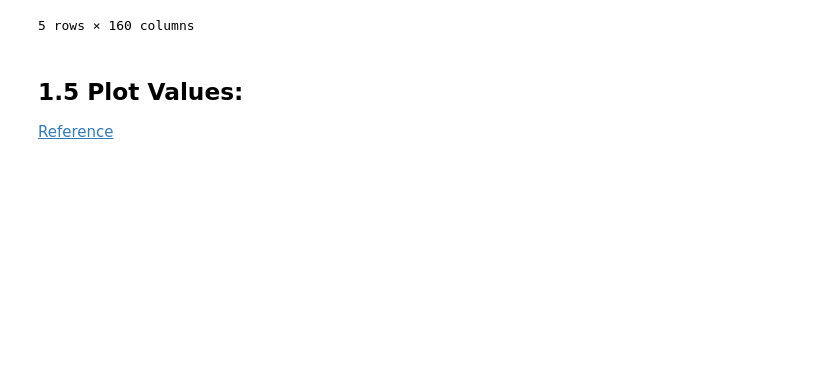
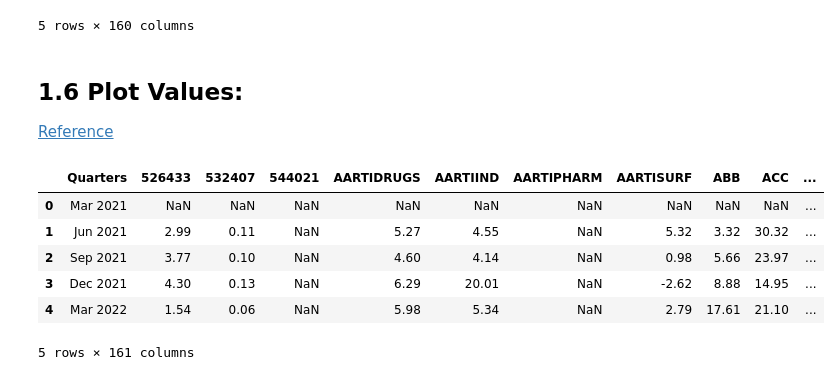
Before and after one commit to RSwarnkar/ScrapeScreener, a Jupyter notebook: JupyterNotebooks/NB12-Visualize-EPS.ipynb, the cells around one changed output. Cells and saved outputs as stored; diff of their text form; code cells hidden in the pictures; blank space fills up the shorter version.

```diff
--- a/JupyterNotebooks/NB12-Visualize-EPS.ipynb
+++ b/JupyterNotebooks/NB12-Visualize-EPS.ipynb
@@ -121,6 +126,16 @@ df_eps.to_csv(output_path,sep=",")
 # %% [markdown]
-## 1.5 Plot Values:
+## 1.6 Plot Values:
 
 [Reference](https://plotly.com/python/dropdowns/#update-dropdown)
+# %%
+df.head(5)
+# %% [output]
+|  | Quarters | 526433 | 532407 | 544021 | AARTIDRUGS | AARTIIND | AARTIPHARM | AARTISURF | ABB | ACC | ... |
+| 0 | Mar 2021 | NaN | NaN | NaN | NaN | NaN | NaN | NaN | NaN | NaN | ... |
+| 1 | Jun 2021 | 2.99 | 0.11 | NaN | 5.27 | 4.55 | NaN | 5.32 | 3.32 | 30.32 | ... |
+| 2 | Sep 2021 | 3.77 | 0.10 | NaN | 4.60 | 4.14 | NaN | 0.98 | 5.66 | 23.97 | ... |
+| 3 | Dec 2021 | 4.30 | 0.13 | NaN | 6.29 | 20.01 | NaN | -2.62 | 8.88 | 14.95 | ... |
+| 4 | Mar 2022 | 1.54 | 0.06 | NaN | 5.98 | 5.34 | NaN | 2.79 | 17.61 | 21.10 | ... |
+5 rows × 161 columns
 # %%
 import plotly.graph_objects as go
```
Also changed, not shown: parts of 7 cells of this notebook, 12 other files.
